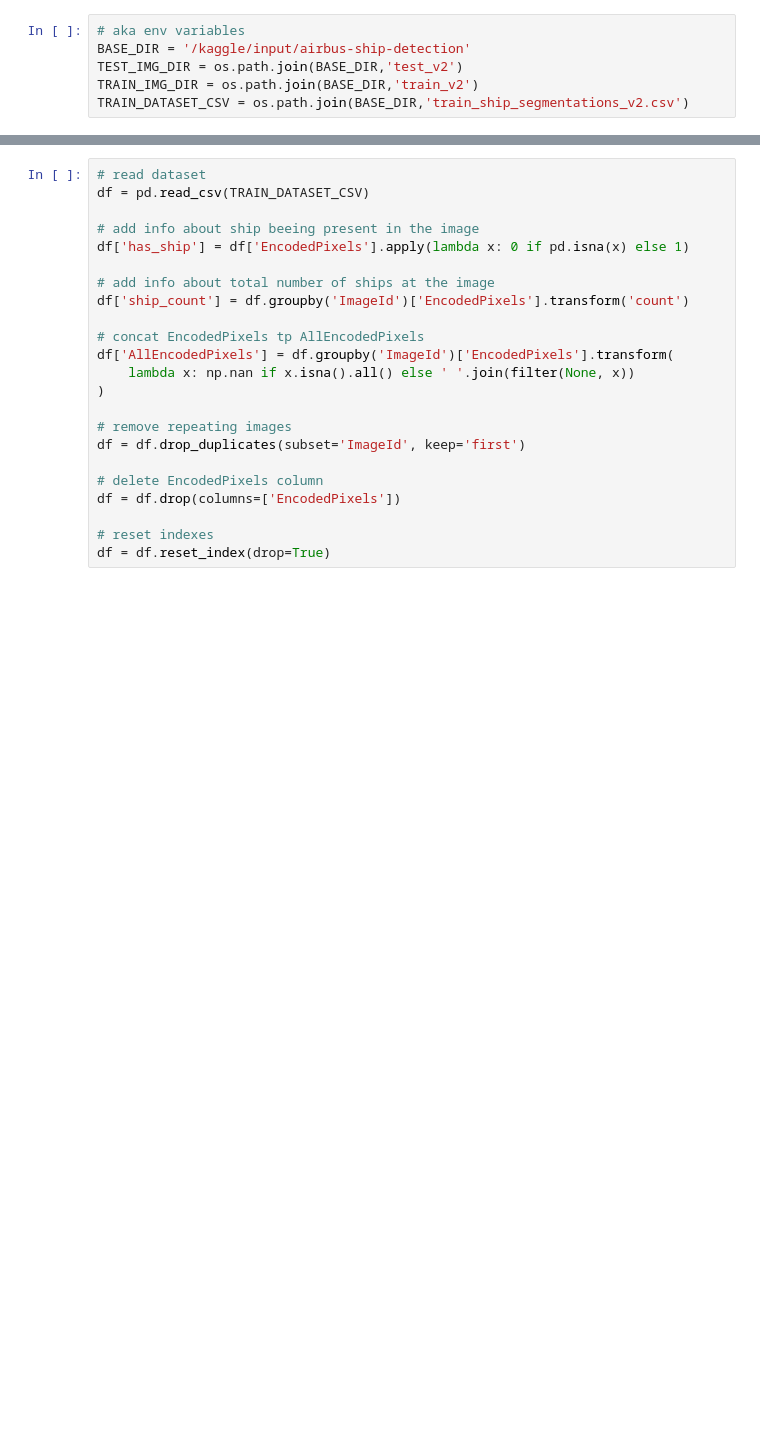
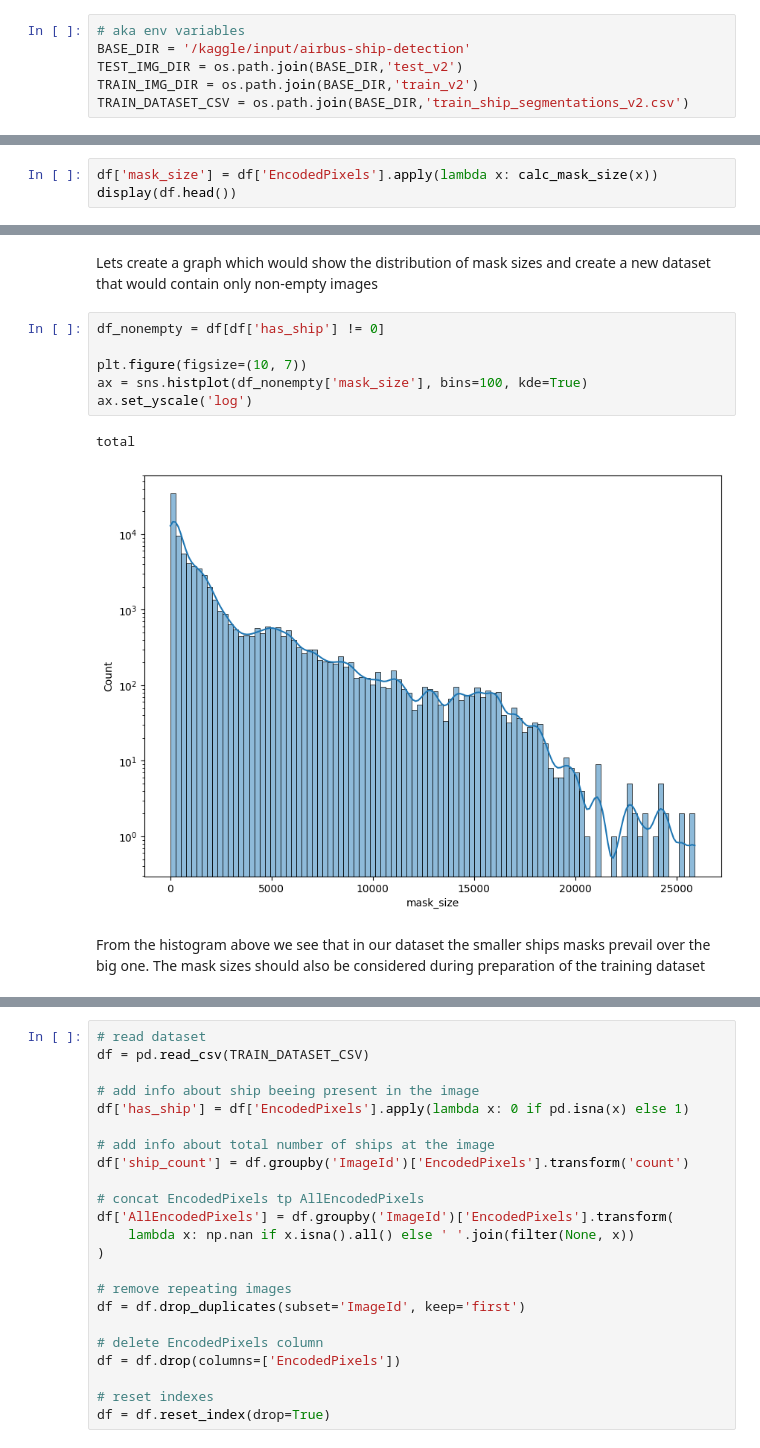
Before and after one commit to mykola-mmm/airbus_kaggel, a Jupyter notebook: notebooks/eda.ipynb, the cells around one changed output, grey strips where cells are left out. Saved outputs shown, nothing was run; the diff lists cells and outputs as text; blank space fills up the shorter version.

```diff
--- a/notebooks/eda.ipynb
+++ b/notebooks/eda.ipynb
@@ -14,0 +121,3 @@ TRAIN_DATASET_CSV = os.path.join(BASE_DIR,'train_ship_segmentations_v2.csv')
+# %%
+df['mask_size'] = df['EncodedPixels'].apply(lambda x: calc_mask_size(x))
+display(df.head())
@@ -14,0 +131,13 @@ TRAIN_DATASET_CSV = os.path.join(BASE_DIR,'train_ship_segmentations_v2.csv')
+# %% [markdown]
+Lets create a graph which would show the distribution of mask sizes and create a new dataset that would contain only non-empty images
+# %%
+df_nonempty = df[df['has_ship'] != 0]
+
+plt.figure(figsize=(10, 7))
+ax = sns.histplot(df_nonempty['mask_size'], bins=100, kde=True)
+ax.set_yscale('log')
+# %% [output]
+total
+[figure, added]
+# %% [markdown]
+From the histogram above we see that in our dataset the smaller ships masks prevail over the big one. The mask sizes should also be considered during preparation of the training dataset
```
Also changed, not shown: parts of 23 cells of this notebook.
